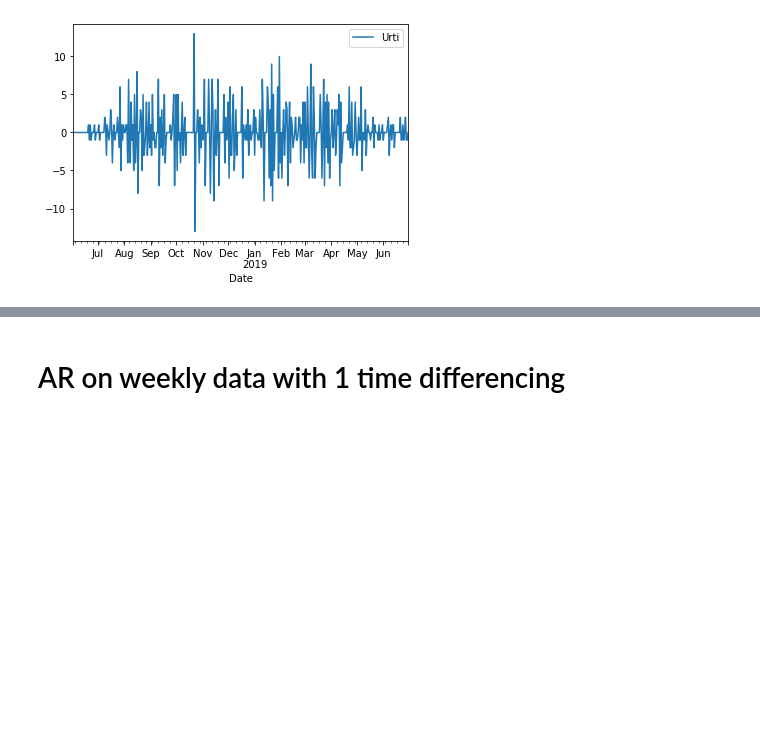
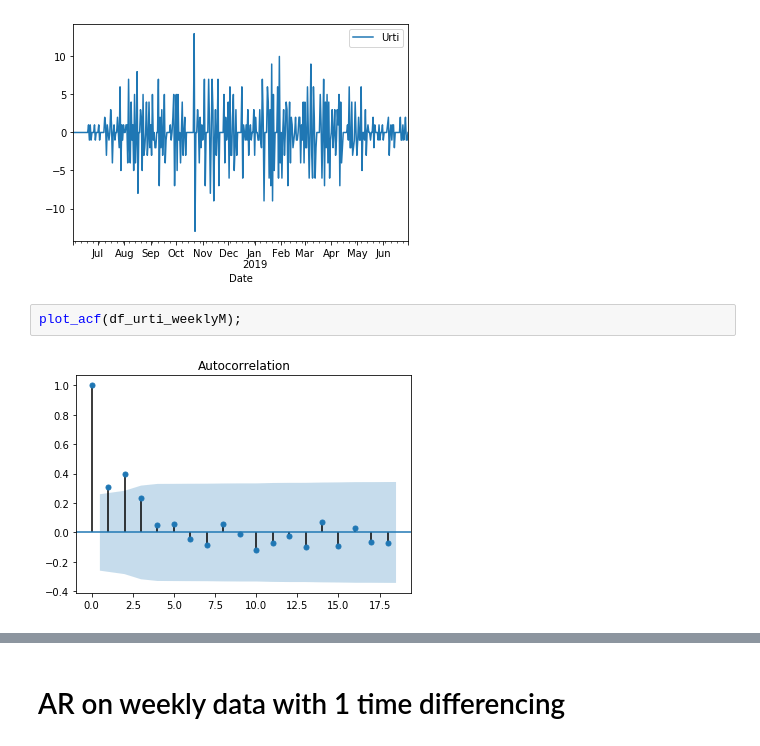
Before and after one commit to manjitborah2710/HealthCenterForecasting, a Jupyter notebook: prepared data/firstPredictions.ipynb, the cells around one changed output, grey strips where cells are left out. Drawn from its saved outputs; the diff is of its cells as text; blank space fills up the shorter version.

```diff
--- a/prepared data/firstPredictions.ipynb
+++ b/prepared data/firstPredictions.ipynb
@@ -46,3 +46,7 @@ df_diff.plot()
 # %% [output]
 <matplotlib.axes._subplots.AxesSubplot at 0x...>
 [figure]
+# %%
+plot_acf(df_urti_weeklyM);
+# %% [output]
+[figure, added]
```
Also changed, not shown: parts of 26 cells of this notebook, 14 other files.
